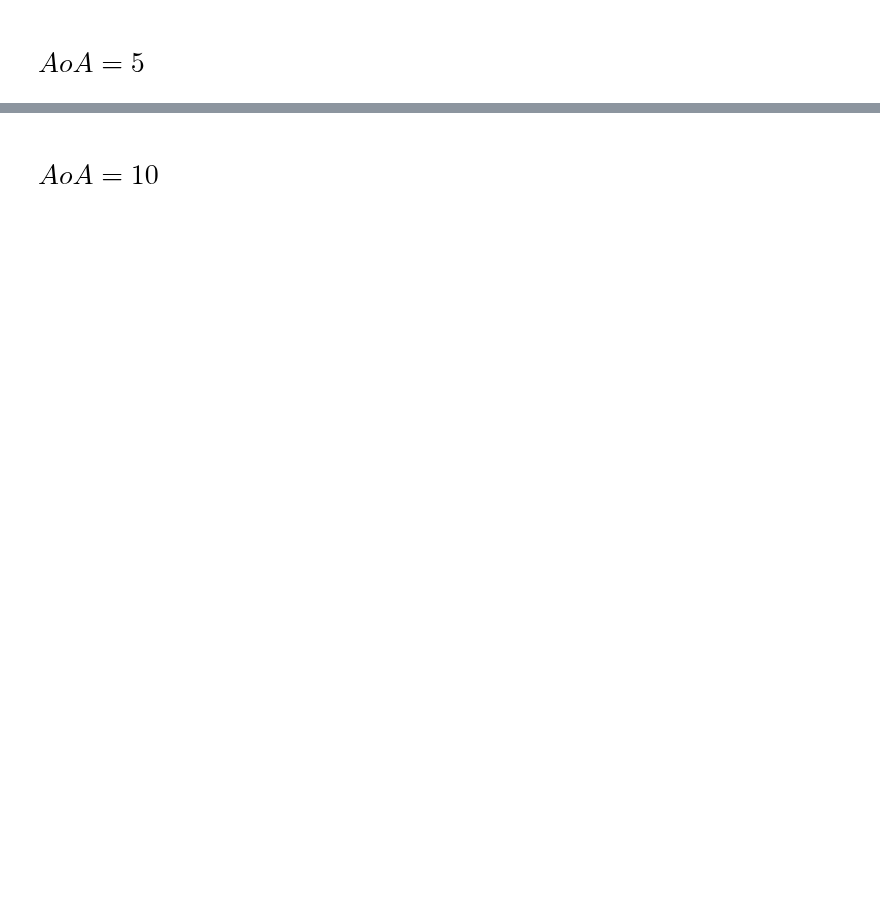
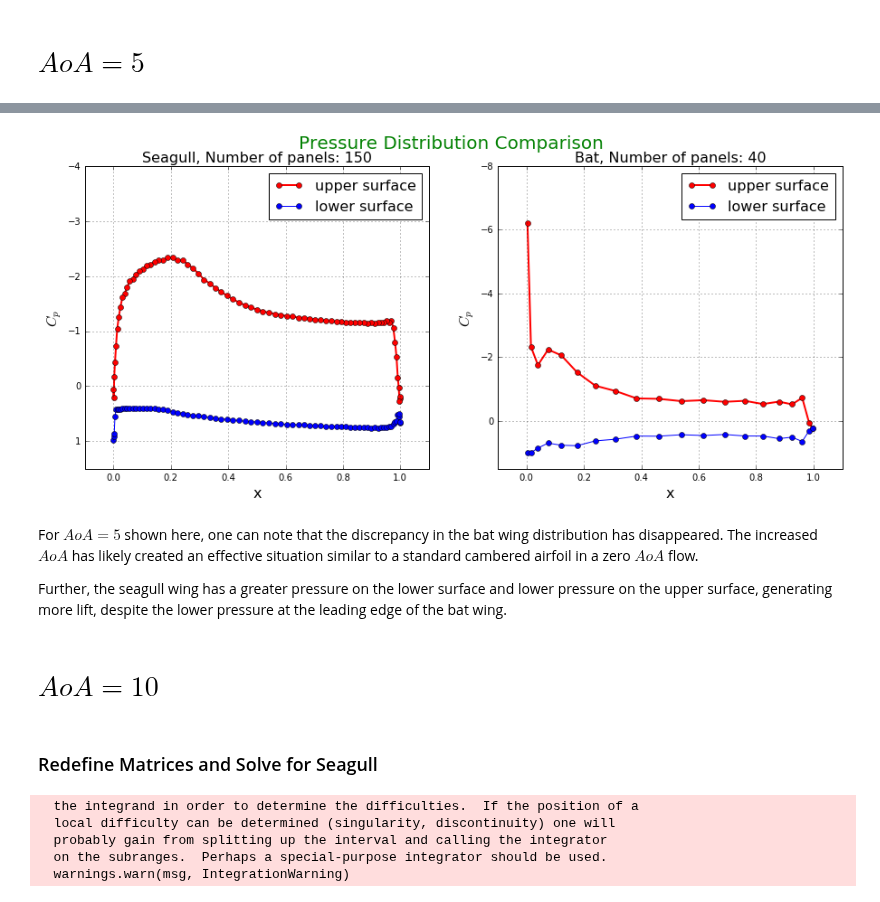
Before and after one commit to barbagroup/AeroPython-studentprojects2017, a Jupyter notebook: Pjgeno14/MyProject.ipynb, the cells around one changed output, grey strips where cells are left out. Saved outputs shown, nothing was run; the diff lists cells and outputs as text; code cells hidden in the pictures; blank space fills up the shorter version.

```diff
--- a/Pjgeno14/MyProject.ipynb
+++ b/Pjgeno14/MyProject.ipynb
@@ -1254,5 +695,5 @@ sum of singularity strengths: 0.163828
 # %% [markdown]
 # $AoA=5$
 # %%
-# define new freestream
-freestream = Freestream(u_inf=1.0, alpha=5.0)
+# new freestream conditions and freestream RHS
+freestream = Freestream(u_inf=7.6, alpha=5.0)
@@ -1285,3 +750,6 @@ def build_freestream_rhs(panels_bat, freestream):
+# %%
+A_source = source_contribution_normal(panels_bat)
+B_vortex = vortex_contribution_normal(panels_bat)
 # %%
 A = build_singularity_matrix(A_source, B_vortex)
 b = build_freestream_rhs(panels_bat, freestream)
@@ -1390,3 +790,43 @@ sum of singularity strengths: 0.041981
+# %%
+# plot both pressure distributions
+plt.figure(figsize=(15,6))
+plt.suptitle('Pressure Distribution Comparison', fontsize=20, color='green')
+
+plt.subplot(121)
+plt.grid()
+plt.xlabel('x', fontsize=16)
+plt.ylabel('$C_p$', fontsize=16)
+plt.plot([panel.xc for panel in panels_gull if panel.loc=='upper'],
+         [panel.cp_gull for panel in panels_gull if panel.loc=='upper'],
+         label='upper surface', color='r', linewidth=2, linestyle='-', marker='o', markersize=6)
+plt.plot([panel.xc for panel in panels_gull if panel.loc=='lower'],
+         [panel.cp_gull for panel in panels_gull if panel.loc=='lower'],
+         label='lower surface', color='blue', linewidth=1, linestyle='-', marker='o', markersize=6)
+plt.legend(loc='best', prop={'size':16})
+plt.xlim(-0.1, 1.1)
+plt.ylim(1.5, -4.0)
+plt.title('Seagull, Number of panels: {}'.format(panels_gull.size), fontsize=16)
+
+plt.subplot(122)
+plt.grid()
+plt.xlabel('x', fontsize=16)
+plt.ylabel('$C_p$', fontsize=16)
+plt.plot([panel.xc for panel in panels_bat if panel.loc=='upper'],
+         [panel.cp_bat for panel in panels_bat if panel.loc=='upper'],
+         label='upper surface', color='r', linewidth=2, linestyle='-', marker='o', markersize=6)
+plt.plot([panel.xc for panel in panels_bat if panel.loc=='lower'],
+         [panel.cp_bat for panel in panels_bat if panel.loc=='lower'],
+         label='lower surface', color='blue', linewidth=1, linestyle='-', marker='o', markersize=6)
+plt.legend(loc='best', prop={'size':16})
+plt.xlim(-0.1, 1.1)
+plt.ylim(1.5, -8.0)
+plt.title('Bat, Number of panels: {}'.format(panels_bat.size), fontsize=16);
+# %% [output]
+[figure, added]
+# %% [markdown]
+For $AoA=5$ shown here, one can note that the discrepancy in the bat wing distribution has disappeared. The increased $AoA$ has likely created an effective situation similar to a standard cambered airfoil in a zero $AoA$ flow.
+
+Further, the seagull wing has a greater pressure on the lower surface and lower pressure on the upper surface, generating more lift, despite the lower pressure at the leading edge of the bat wing.
 # %% [markdown]
 # $AoA=10$
 # %%
@@ -1420,0 +835,11 @@ def build_freestream_rhs(panels_bat, freestream):
+# %% [markdown]
+### Redefine Matrices and Solve for Seagull
+# %%
+A_source = source_contribution_normal(panels_gull)
+B_vortex = vortex_contribution_normal(panels_gull)
+# %% [output]
+  the integrand in order to determine the difficulties.  If the position of a
+  local difficulty can be determined (singularity, discontinuity) one will
+  probably gain from splitting up the interval and calling the integrator
+  on the subranges.  Perhaps a special-purpose integrator should be used.
+  warnings.warn(msg, IntegrationWarning)
```
Also changed, not shown: parts of 211 cells of this notebook.
